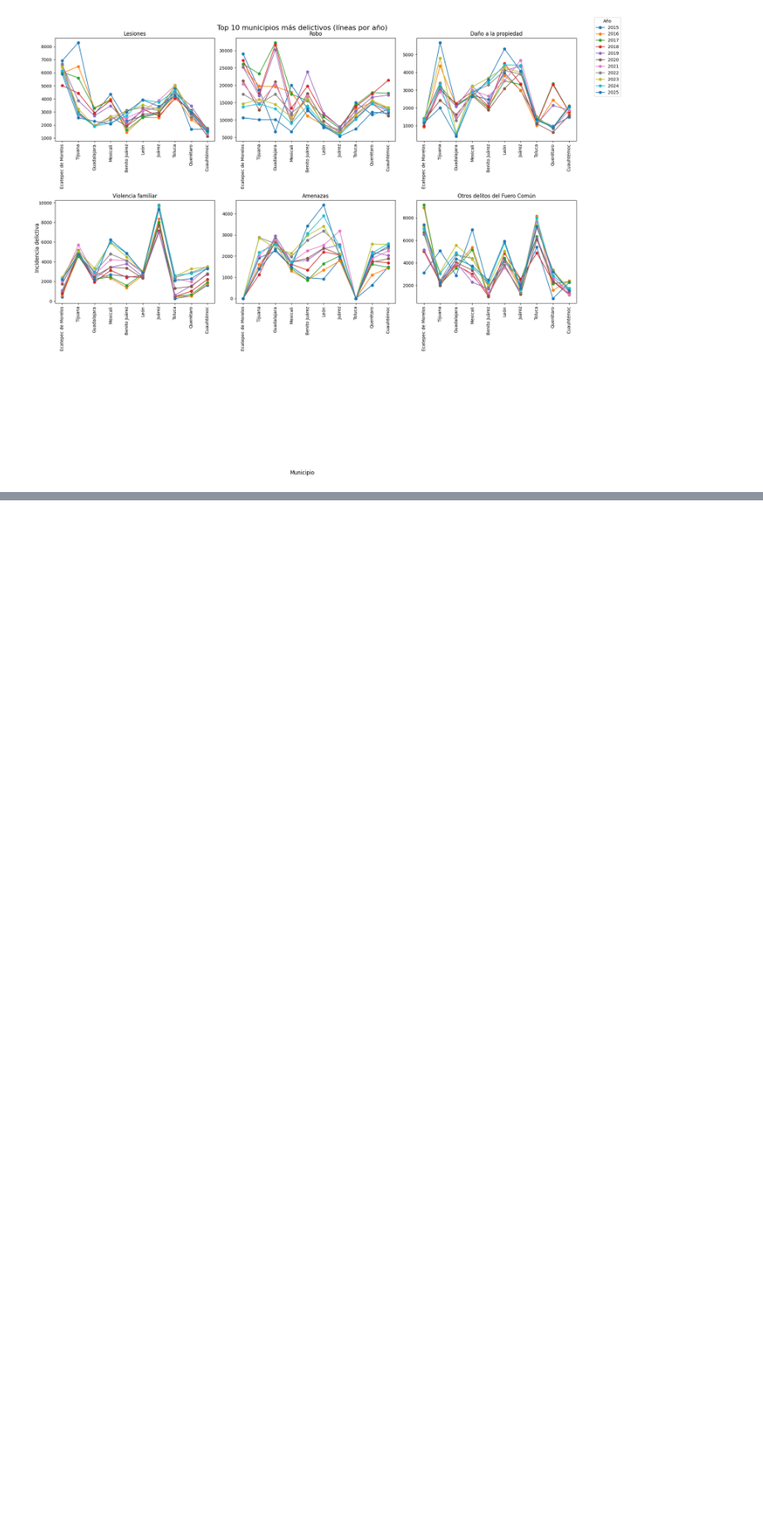
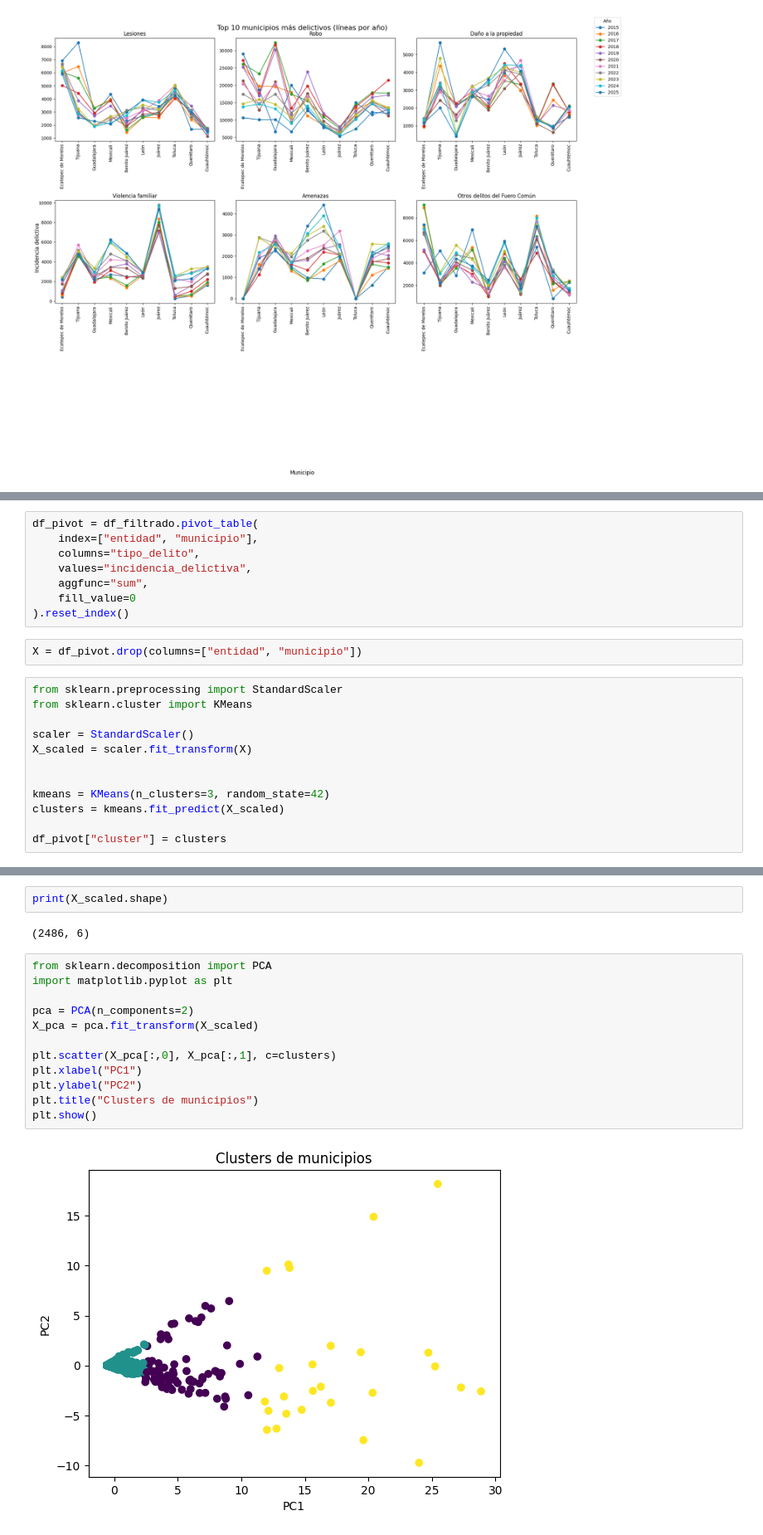
Before and after one commit to SebastianIsaacRV/proyecto_AAA_2026-1_equipo4, a Jupyter notebook: notebooks/EDA_incidencia_delictiva_municipal.ipynb, the cells around one changed output, grey strips where cells are left out. Shown at 83% size. Drawn from its saved outputs; the diff is of its cells as text; blank space fills up the shorter version.

Commit message:
se aplican modelos no supervisados a EDA de incidencia delictiva a nivel municipal

```diff
--- a/notebooks/EDA_incidencia_delictiva_municipal.ipynb
+++ b/notebooks/EDA_incidencia_delictiva_municipal.ipynb
@@ -496,0 +532,22 @@ plt.show()
+# %%
+df_pivot = df_filtrado.pivot_table(
+    index=["entidad", "municipio"],
+    columns="tipo_delito",
+    values="incidencia_delictiva",
+    aggfunc="sum",
+    fill_value=0
+).reset_index()
+# %%
+X = df_pivot.drop(columns=["entidad", "municipio"])
+# %%
+from sklearn.preprocessing import StandardScaler
+from sklearn.cluster import KMeans
+
+scaler = StandardScaler()
+X_scaled = scaler.fit_transform(X)
+
+
+kmeans = KMeans(n_clusters=3, random_state=42)
+clusters = kmeans.fit_predict(X_scaled)
+
+df_pivot["cluster"] = clusters
@@ -496,0 +562,18 @@ plt.show()
+# %%
+print(X_scaled.shape)
+# %% [output]
+(2486, 6)
+# %%
+from sklearn.decomposition import PCA
+import matplotlib.pyplot as plt
+
+pca = PCA(n_components=2)
+X_pca = pca.fit_transform(X_scaled)
+
+plt.scatter(X_pca[:,0], X_pca[:,1], c=clusters)
+plt.xlabel("PC1")
+plt.ylabel("PC2")
+plt.title("Clusters de municipios")
+plt.show()
+# %% [output]
+[figure, added]
```
Also changed, not shown: parts of 6 cells of this notebook.
